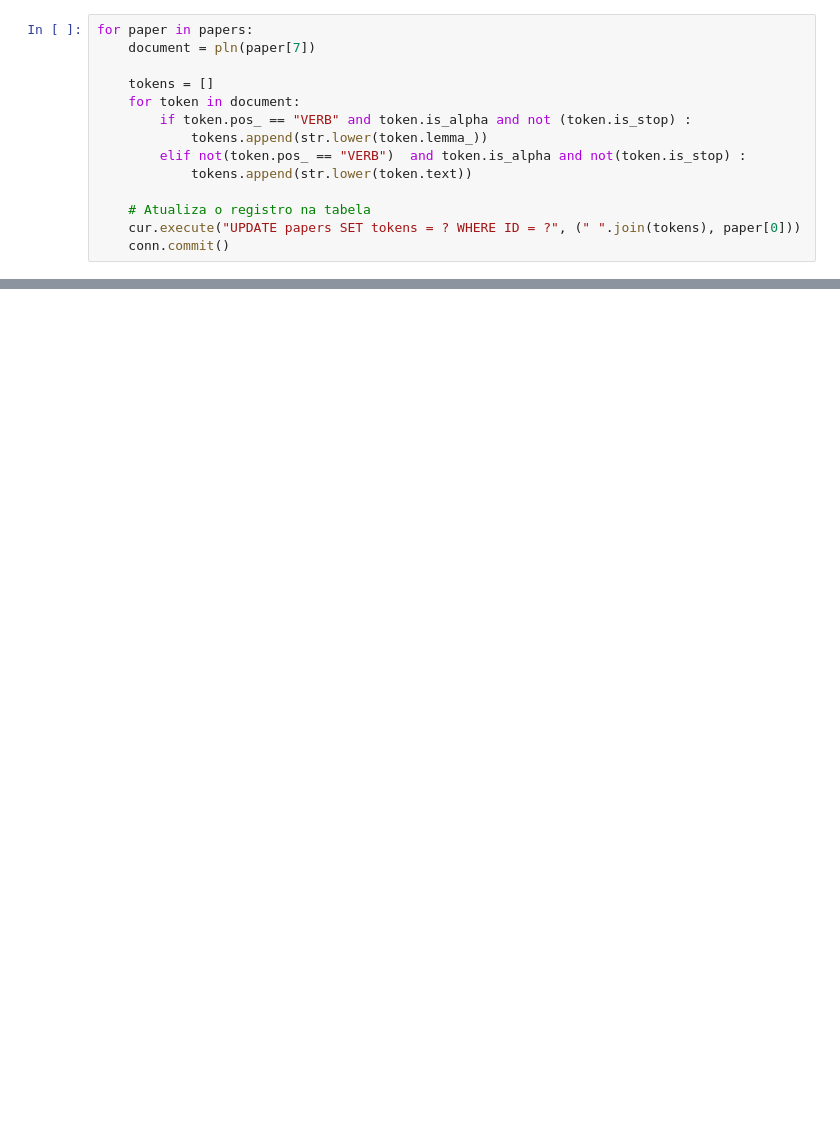
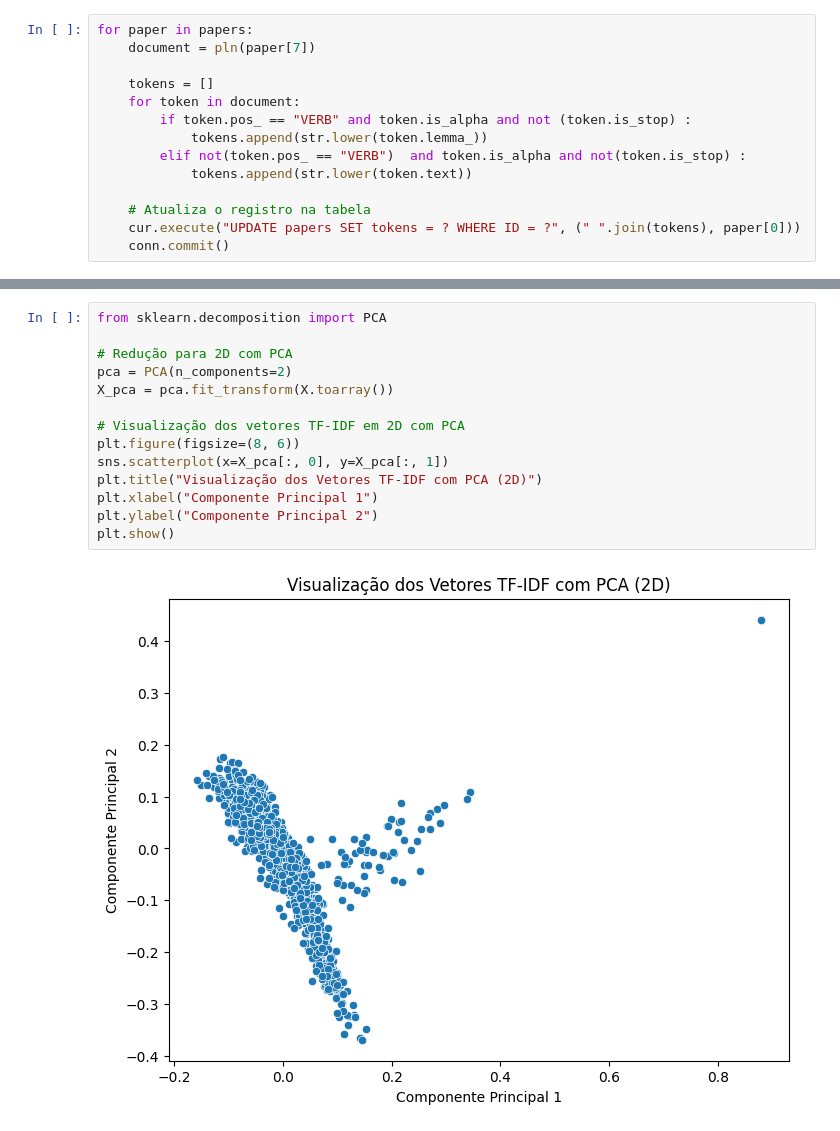
Before and after one commit to prof-LuizAlbano/unesp-mineracao-dados, a Jupyter notebook: projeto-final-albano/Final-Project-Draft.ipynb, the cells around one changed output, grey strips where cells are left out. Drawn from its saved outputs; the diff is of its cells as text; blank space fills up the shorter version.

```diff
--- a/projeto-final-albano/Final-Project-Draft.ipynb
+++ b/projeto-final-albano/Final-Project-Draft.ipynb
@@ -71,0 +179,16 @@ for paper in papers:
+# %%
+from sklearn.decomposition import PCA
+
+# Redução para 2D com PCA
+pca = PCA(n_components=2)
+X_pca = pca.fit_transform(X.toarray())
+
+# Visualização dos vetores TF-IDF em 2D com PCA
+plt.figure(figsize=(8, 6))
+sns.scatterplot(x=X_pca[:, 0], y=X_pca[:, 1])
+plt.title("Visualização dos Vetores TF-IDF com PCA (2D)")
+plt.xlabel("Componente Principal 1")
+plt.ylabel("Componente Principal 2")
+plt.show()
+# %% [output]
+[figure, added]
```
Also changed, not shown: parts of 15 cells of this notebook, 2 other files.
